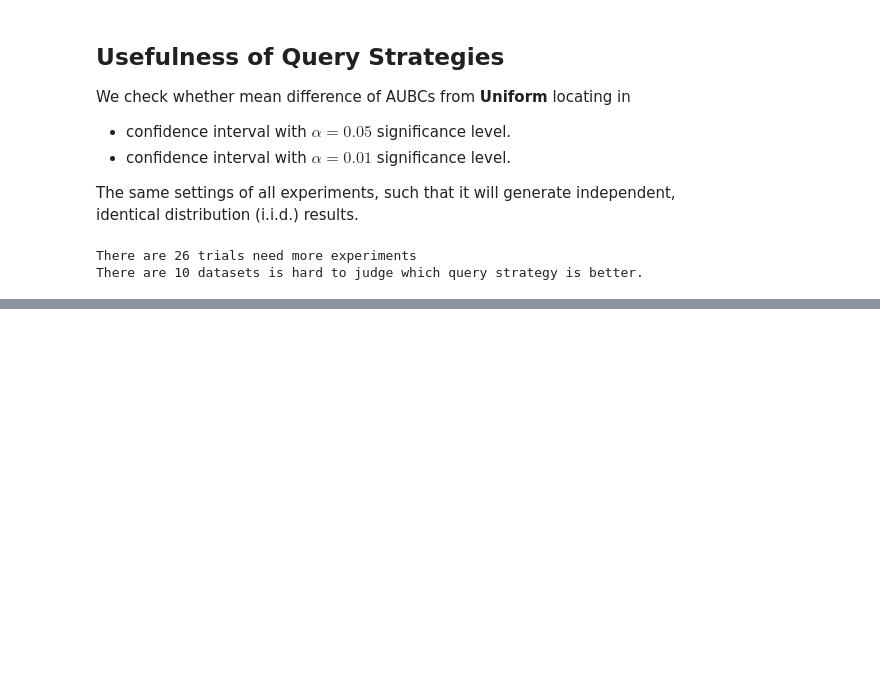
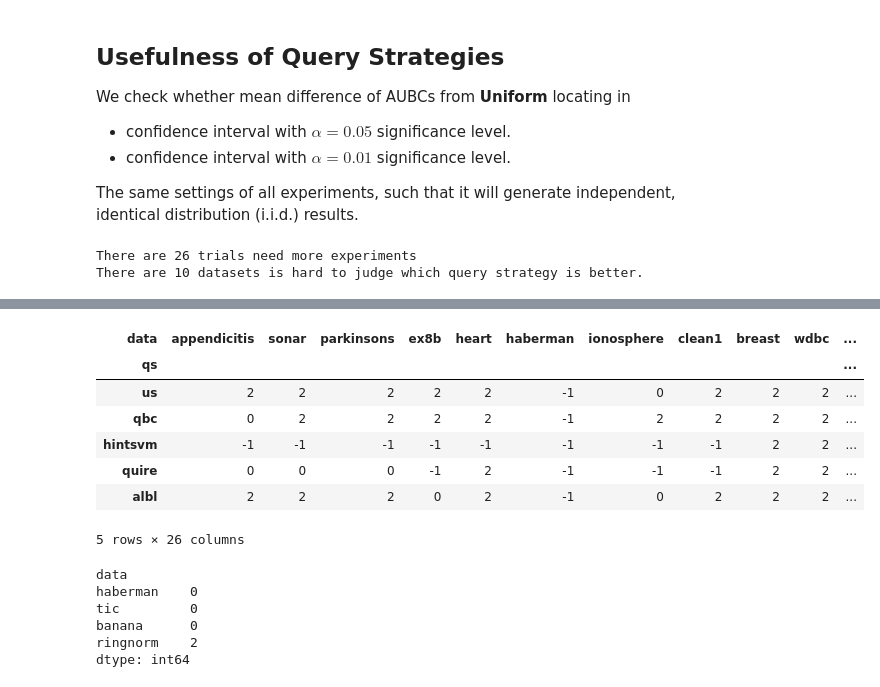
Before and after one commit to ariapoy/active-learning-benchmark, a Jupyter notebook: results/analysis.ipynb, the cells around one changed output, grey strips where cells are left out. Cells and saved outputs as stored; diff of their text form; code cells hidden in the pictures; blank space fills up the shorter version.

```diff
--- a/results/analysis.ipynb
+++ b/results/analysis.ipynb
@@ -853,0 +883,21 @@ with open('./README.md', 'a') as f:
+# %%
+report4.head()
+# %% [output]
+| data | appendicitis | sonar | parkinsons | ex8b | heart | haberman | ionosphere | clean1 | breast | wdbc | ... |
+| qs |  |  |  |  |  |  |  |  |  |  | ... |
+| us | 2 | 2 | 2 | 2 | 2 | -1 | 0 | 2 | 2 | 2 | ... |
+| qbc | 0 | 2 | 2 | 2 | 2 | -1 | 2 | 2 | 2 | 2 | ... |
+| hintsvm | -1 | -1 | -1 | -1 | -1 | -1 | -1 | -1 | 2 | 2 | ... |
+| quire | 0 | 0 | 0 | -1 | 2 | -1 | -1 | -1 | 2 | 2 | ... |
+| albl | 2 | 2 | 2 | 0 | 2 | -1 | 0 | 2 | 2 | 2 | ... |
+5 rows × 26 columns
+# %%
+report4_data = report4.gt(0).sum()
+report4_data[report4_data<17*0.2]
+# %% [output]
+data
+haberman    0
+tic         0
+banana      0
+ringnorm    2
+dtype: int64
```
Also changed, not shown: parts of 8 cells of this notebook.
